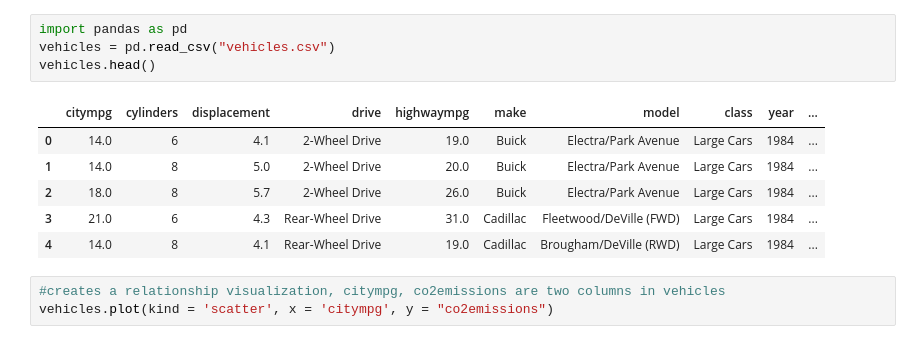
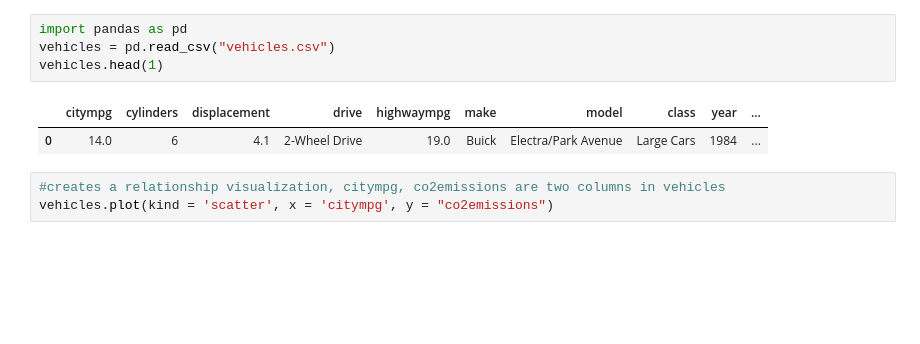
Before and after one commit to AvaXiaohongDeng/Machine-Learning-Python-Labs, a Jupyter notebook: lab3_Data_Visualize/lab3DataVisualize.ipynb, the cells around one changed output. Drawn from its saved outputs; the diff is of its cells as text; blank space fills up the shorter version.

```diff
--- a/lab3_Data_Visualize/lab3DataVisualize.ipynb
+++ b/lab3_Data_Visualize/lab3DataVisualize.ipynb
@@ -1,14 +1,10 @@
 # %%
 import pandas as pd
 vehicles = pd.read_csv("vehicles.csv")
-vehicles.head()
+vehicles.head(1)
 # %% [output]
 |  | citympg | cylinders | displacement | drive | highwaympg | make | model | class | year | ... |
 | 0 | 14.0 | 6 | 4.1 | 2-Wheel Drive | 19.0 | Buick | Electra/Park Avenue | Large Cars | 1984 | ... |
-| 1 | 14.0 | 8 | 5.0 | 2-Wheel Drive | 20.0 | Buick | Electra/Park Avenue | Large Cars | 1984 | ... |
-| 2 | 18.0 | 8 | 5.7 | 2-Wheel Drive | 26.0 | Buick | Electra/Park Avenue | Large Cars | 1984 | ... |
-| 3 | 21.0 | 6 | 4.3 | Rear-Wheel Drive | 31.0 | Cadillac | Fleetwood/DeVille (FWD) | Large Cars | 1984 | ... |
-| 4 | 14.0 | 8 | 4.1 | Rear-Wheel Drive | 19.0 | Cadillac | Brougham/DeVille (RWD) | Large Cars | 1984 | ... |
 # %%
 #creates a relationship visualization, citympg, co2emissions are two columns in vehicles
 vehicles.plot(kind = 'scatter', x = 'citympg', y = "co2emissions")
```
Also changed, not shown: 29 other files.
